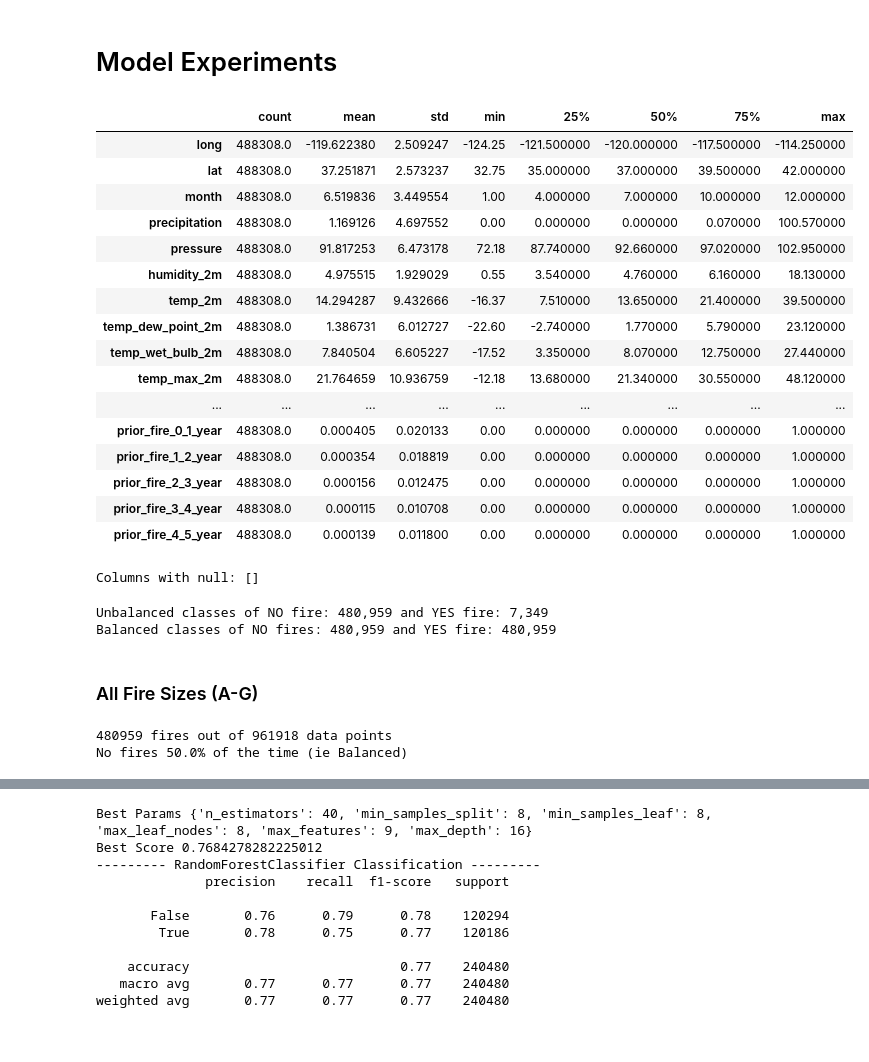
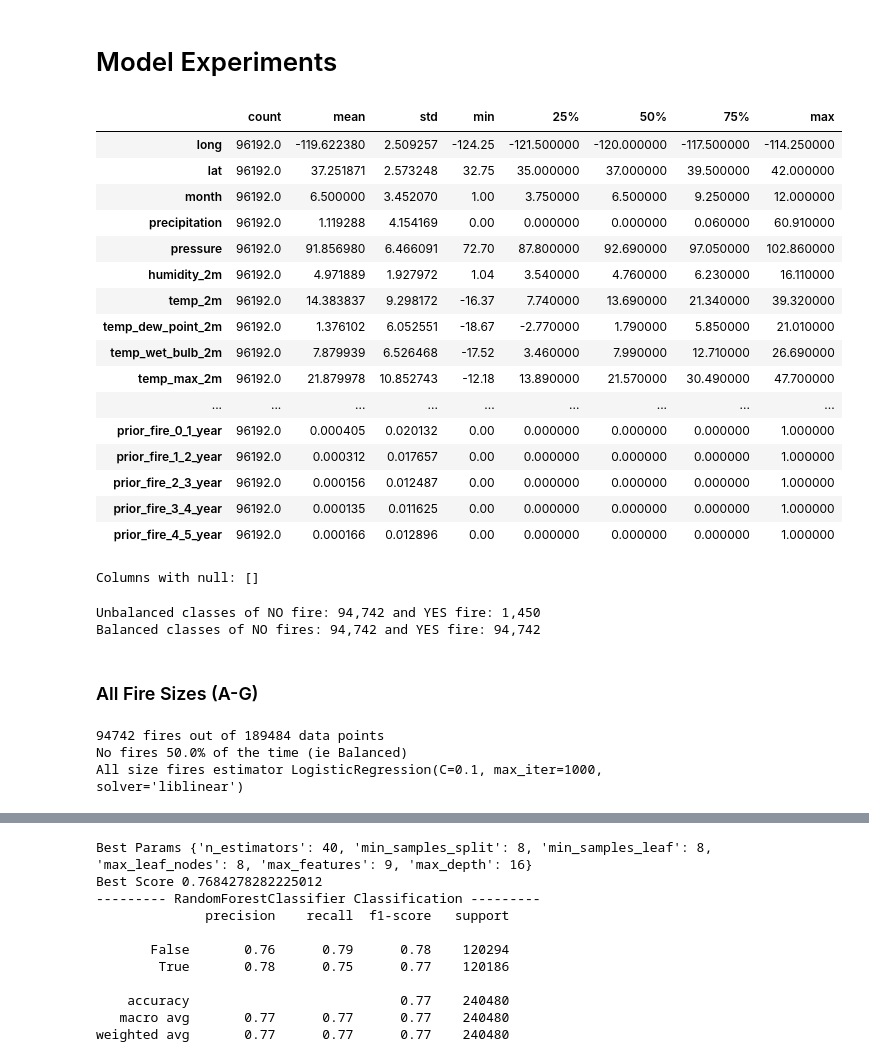
Before and after one commit to eerichmond/ml-wildfire-prediction, a Jupyter notebook: model_skip_unknown_long_lat_28km.ipynb, the cells around one changed output, grey strips where cells are left out. Drawn from its saved outputs; the diff is of its cells as text; code cells hidden in the pictures.

Commit message:
refactor(performance): pick random days to speed up model evaluation

```diff
--- a/model_skip_unknown_long_lat_28km.ipynb
+++ b/model_skip_unknown_long_lat_28km.ipynb
@@ -101,50 +101,50 @@ left outer join (
 		where cause in ('Other causes', 'Natural', 'Power', 'Recreation')
 		union
 		select date_1d_before as date, long, lat, fire_size_class, prior_fire_0_1_year, prior_fire_1_2_year, prior_fire_2_3_year, prior_fire_3_4_year, prior_fire_4_5_year
 		from fires
 		where cause in ('Other causes', 'Natural', 'Power', 'Recreation')
 		union
 		select date_2d_before as date, long, lat, fire_size_class, prior_fire_0_1_year, prior_fire_1_2_year, prior_fire_2_3_year, prior_fire_3_4_year, prior_fire_4_5_year
 		from fires
 		where cause in ('Other causes', 'Natural', 'Power', 'Recreation')
 		union
 		select date_3d_before as date, long, lat, fire_size_class, prior_fire_0_1_year, prior_fire_1_2_year, prior_fire_2_3_year, prior_fire_3_4_year, prior_fire_4_5_year
 		from fires
 		where cause in ('Other causes', 'Natural', 'Power', 'Recreation')
 	) as fires
 	where date >= '2008-01-01' and date < '2010-01-01'
 	group by date, long, lat
 ) as fires on
   fires.date = weather_geo.date
   and fires.long = weather_geo.long
   and fires.lat = weather_geo.lat
 where
 	weather_geo.date >= '2008-01-01'
 	and weather_geo.date < '2010-01-01'
-	and weather_geo.day in (1, 6, 11, 16, 21, 26)
+	and weather_geo.day in (1, 6, 11, 16, 21, 26) -- remove once models are refined
 """, conn)
 
 conn.close()
 
 df_raw.describe().transpose()
 # %% [output]
 |  | count | mean | std | min | 25% | 50% | 75% | max |
-| long | 488308.0 | -119.622380 | 2.509247 | -124.25 | -121.500000 | -120.000000 | -117.500000 | -114.250000 |
-| lat | 488308.0 | 37.251871 | 2.573237 | 32.75 | 35.000000 | 37.000000 | 39.500000 | 42.000000 |
-| month | 488308.0 | 6.519836 | 3.449554 | 1.00 | 4.000000 | 7.000000 | 10.000000 | 12.000000 |
-| precipitation | 488308.0 | 1.169126 | 4.697552 | 0.00 | 0.000000 | 0.000000 | 0.070000 | 100.570000 |
-| pressure | 488308.0 | 91.817253 | 6.473178 | 72.18 | 87.740000 | 92.660000 | 97.020000 | 102.950000 |
-| humidity_2m | 488308.0 | 4.975515 | 1.929029 | 0.55 | 3.540000 | 4.760000 | 6.160000 | 18.130000 |
-| temp_2m | 488308.0 | 14.294287 | 9.432666 | -16.37 | 7.510000 | 13.650000 | 21.400000 | 39.500000 |
-| temp_dew_point_2m | 488308.0 | 1.386731 | 6.012727 | -22.60 | -2.740000 | 1.770000 | 5.790000 | 23.120000 |
-| temp_wet_bulb_2m | 488308.0 | 7.840504 | 6.605227 | -17.52 | 3.350000 | 8.070000 | 12.750000 | 27.440000 |
-| temp_max_2m | 488308.0 | 21.764659 | 10.936759 | -12.18 | 13.680000 | 21.340000 | 30.550000 | 48.120000 |
+| long | 96192.0 | -119.622380 | 2.509257 | -124.25 | -121.500000 | -120.000000 | -117.500000 | -114.250000 |
+| lat | 96192.0 | 37.251871 | 2.573248 | 32.75 | 35.000000 | 37.000000 | 39.500000 | 42.000000 |
+| month | 96192.0 | 6.500000 | 3.452070 | 1.00 | 3.750000 | 6.500000 | 9.250000 | 12.000000 |
+| precipitation | 96192.0 | 1.119288 | 4.154169 | 0.00 | 0.000000 | 0.000000 | 0.060000 | 60.910000 |
+| pressure | 96192.0 | 91.856980 | 6.466091 | 72.70 | 87.800000 | 92.690000 | 97.050000 | 102.860000 |
+| humidity_2m | 96192.0 | 4.971889 | 1.927972 | 1.04 | 3.540000 | 4.760000 | 6.230000 | 16.110000 |
+| temp_2m | 96192.0 | 14.383837 | 9.298172 | -16.37 | 7.740000 | 13.690000 | 21.340000 | 39.320000 |
+| temp_dew_point_2m | 96192.0 | 1.376102 | 6.052551 | -18.67 | -2.770000 | 1.790000 | 5.850000 | 21.010000 |
+| temp_wet_bulb_2m | 96192.0 | 7.879939 | 6.526468 | -17.52 | 3.460000 | 7.990000 | 12.710000 | 26.690000 |
+| temp_max_2m | 96192.0 | 21.879978 | 10.852743 | -12.18 | 13.890000 | 21.570000 | 30.490000 | 47.700000 |
 | ... | ... | ... | ... | ... | ... | ... | ... | ... |
-| prior_fire_0_1_year | 488308.0 | 0.000405 | 0.020133 | 0.00 | 0.000000 | 0.000000 | 0.000000 | 1.000000 |
-| prior_fire_1_2_year | 488308.0 | 0.000354 | 0.018819 | 0.00 | 0.000000 | 0.000000 | 0.000000 | 1.000000 |
-| prior_fire_2_3_year | 488308.0 | 0.000156 | 0.012475 | 0.00 | 0.000000 | 0.000000 | 0.000000 | 1.000000 |
-| prior_fire_3_4_year | 488308.0 | 0.000115 | 0.010708 | 0.00 | 0.000000 | 0.000000 | 0.000000 | 1.000000 |
-| prior_fire_4_5_year | 488308.0 | 0.000139 | 0.011800 | 0.00 | 0.000000 | 0.000000 | 0.000000 | 1.000000 |
+| prior_fire_0_1_year | 96192.0 | 0.000405 | 0.020132 | 0.00 | 0.000000 | 0.000000 | 0.000000 | 1.000000 |
+| prior_fire_1_2_year | 96192.0 | 0.000312 | 0.017657 | 0.00 | 0.000000 | 0.000000 | 0.000000 | 1.000000 |
+| prior_fire_2_3_year | 96192.0 | 0.000156 | 0.012487 | 0.00 | 0.000000 | 0.000000 | 0.000000 | 1.000000 |
+| prior_fire_3_4_year | 96192.0 | 0.000135 | 0.011625 | 0.00 | 0.000000 | 0.000000 | 0.000000 | 1.000000 |
+| prior_fire_4_5_year | 96192.0 | 0.000166 | 0.012896 | 0.00 | 0.000000 | 0.000000 | 0.000000 | 1.000000 |
 # %%
 final = df_raw.isna().sum()
 cols = []
@@ -169,8 +169,8 @@ print(f'Balanced classes of NO fires: {len(df_fire_false):,} and YES fire: {len(
 
 X_trim = df_fires.drop(['date', 'fire_size_class'], axis=1)
 # %% [output]
-Unbalanced classes of NO fire: 480,959 and YES fire: 7,349
-Balanced classes of NO fires: 480,959 and YES fire: 480,959
+Unbalanced classes of NO fire: 94,742 and YES fire: 1,450
+Balanced classes of NO fires: 94,742 and YES fire: 94,742
 # %%
 X_encoded = pd.get_dummies(X_trim, columns=['month'])
 
@@ -200,8 +200,9 @@ log_reg.fit(X_train, y_train)
 
 print(f'All size fires estimator', log_reg.best_estimator_)
 # %% [output]
-480959 fires out of 961918 data points
+94742 fires out of 189484 data points
 No fires 50.0% of the time (ie Balanced)
+All size fires estimator LogisticRegression(C=0.1, max_iter=1000, solver='liblinear')
 # %%
 y_pred_log_reg = log_reg.predict(X_train)
 
```
Also changed, not shown: parts of 1 cell of this notebook.
